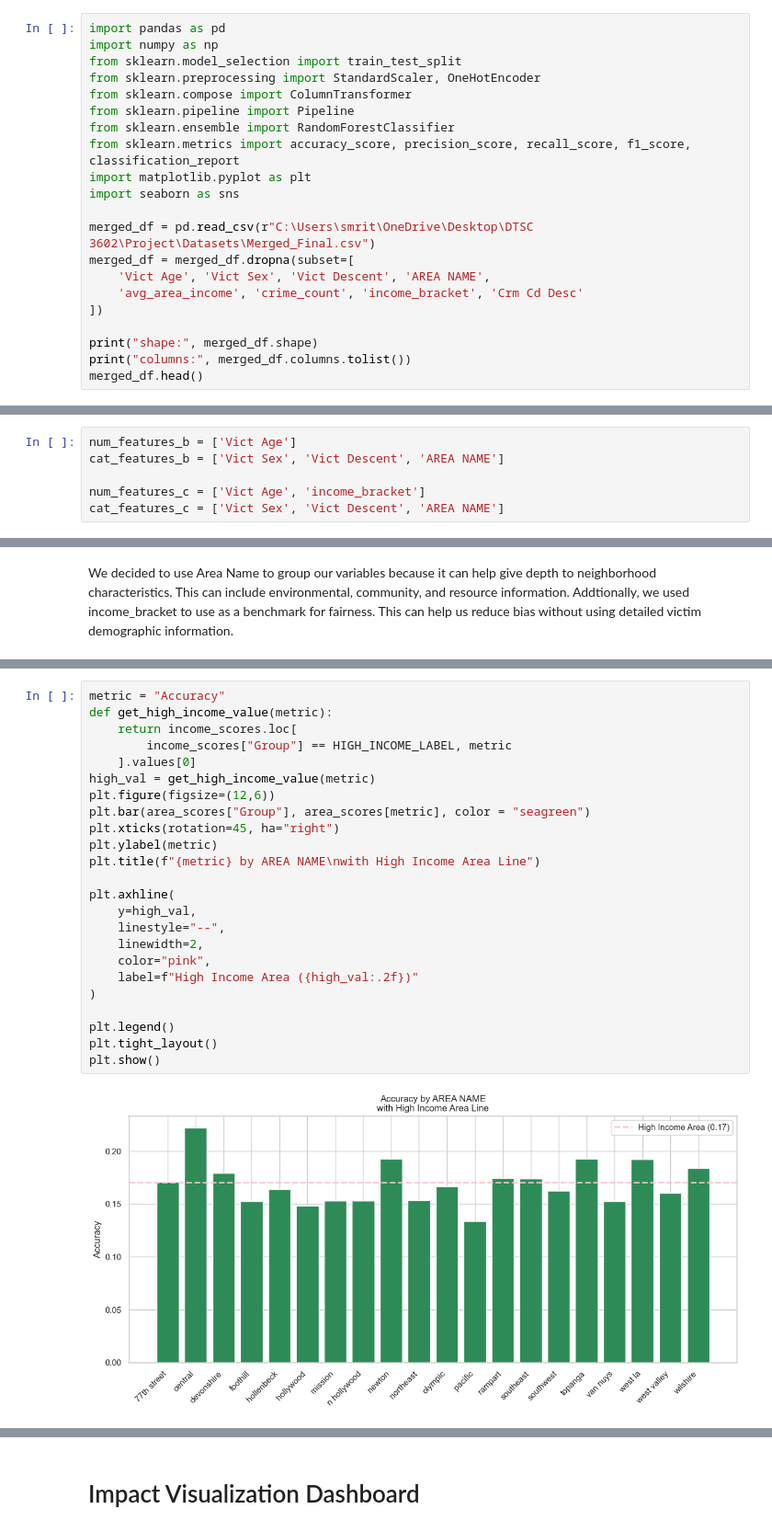
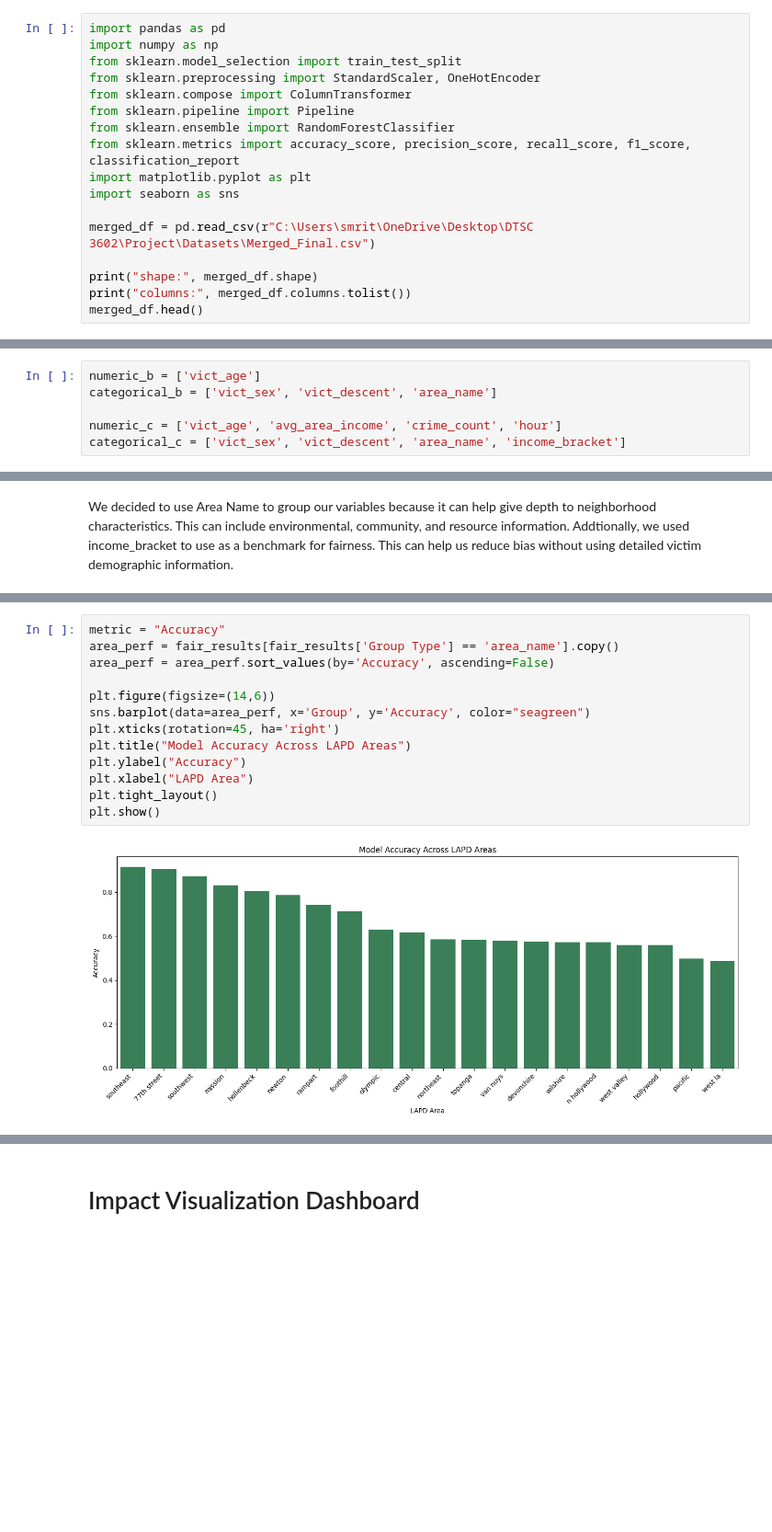
Before and after one commit to smmurali/DTSC_3602, a Jupyter notebook: dtsc3602_eda.ipynb, the cells around one changed output, grey strips where cells are left out. Shown at 92% size. Saved outputs shown, nothing was run; the diff lists cells and outputs as text; blank space fills up the shorter version.

```diff
--- a/dtsc3602_eda.ipynb
+++ b/dtsc3602_eda.ipynb
@@ -397,10 +399,6 @@ import matplotlib.pyplot as plt
 import seaborn as sns
 
 merged_df = pd.read_csv(r"C:\Users\smrit\OneDrive\Desktop\DTSC 3602\Project\Datasets\Merged_Final.csv")
-merged_df = merged_df.dropna(subset=[
-    'Vict Age', 'Vict Sex', 'Vict Descent', 'AREA NAME',
-    'avg_area_income', 'crime_count', 'income_bracket', 'Crm Cd Desc'
-])
 
 print("shape:", merged_df.shape)
 print("columns:", merged_df.columns.tolist())
@@ -431,7 +449,7 @@ X_train_c, X_test_c, y_train_c, y_test_c = train_test_split(X_context, y, test_s
 # %%
-num_features_b = ['Vict Age']
-cat_features_b = ['Vict Sex', 'Vict Descent', 'AREA NAME']
+numeric_b = ['vict_age']
+categorical_b = ['vict_sex', 'vict_descent', 'area_name']
 
-num_features_c = ['Vict Age', 'income_bracket']
-cat_features_c = ['Vict Sex', 'Vict Descent', 'AREA NAME']
+numeric_c = ['vict_age', 'avg_area_income', 'crime_count', 'hour']
+categorical_c = ['vict_sex', 'vict_descent', 'area_name', 'income_bracket']
 # %%
@@ -647,26 +610,15 @@ plt.show()
 # %%
 metric = "Accuracy"
-def get_high_income_value(metric):
-    return income_scores.loc[
-        income_scores["Group"] == HIGH_INCOME_LABEL, metric
-    ].values[0]
-high_val = get_high_income_value(metric)
-plt.figure(figsize=(12,6))
-plt.bar(area_scores["Group"], area_scores[metric], color = "seagreen")
-plt.xticks(rotation=45, ha="right")
-plt.ylabel(metric)
-plt.title(f"{metric} by AREA NAME\nwith High Income Area Line")
+area_perf = fair_results[fair_results['Group Type'] == 'area_name'].copy()
+area_perf = area_perf.sort_values(by='Accuracy', ascending=False)
 
-plt.axhline(
-    y=high_val,
-    linestyle="--",
-    linewidth=2,
-    color="pink",
-    label=f"High Income Area ({high_val:.2f})"
-)
-
-plt.legend()
+plt.figure(figsize=(14,6))
+sns.barplot(data=area_perf, x='Group', y='Accuracy', color="seagreen")
+plt.xticks(rotation=45, ha='right')
+plt.title("Model Accuracy Across LAPD Areas")
+plt.ylabel("Accuracy")
+plt.xlabel("LAPD Area")
 plt.tight_layout()
 plt.show()
 # %% [output]
-[figure, old version]
+[figure, new version]
```
Also changed, not shown: parts of 32 cells of this notebook.
